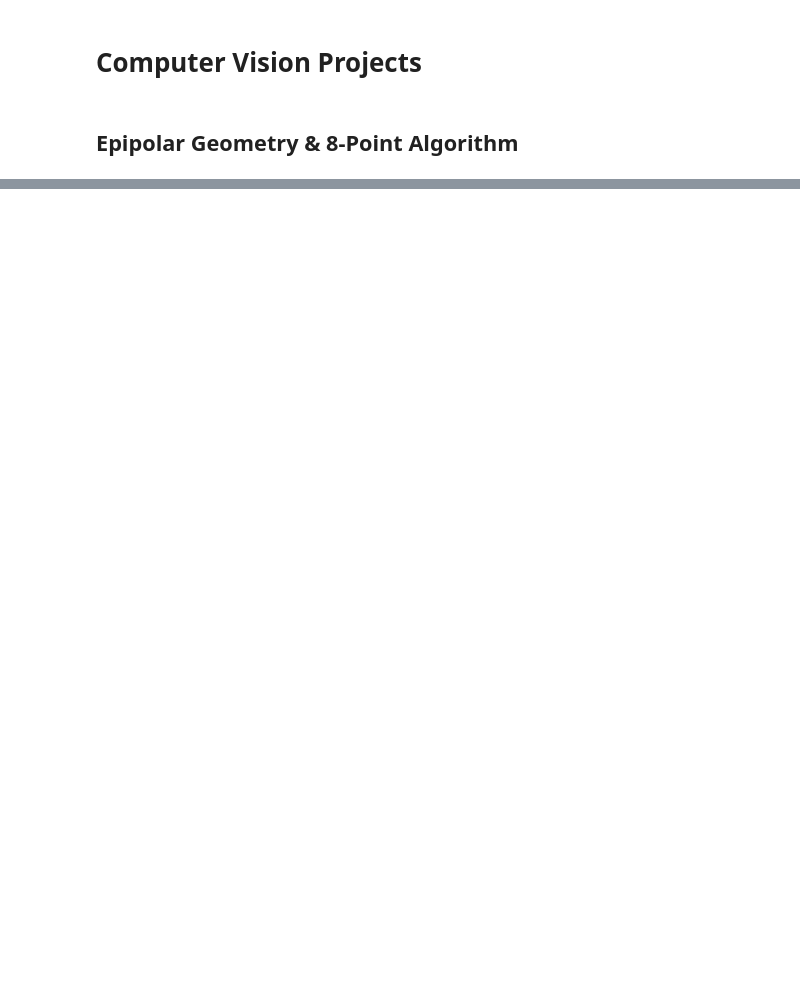
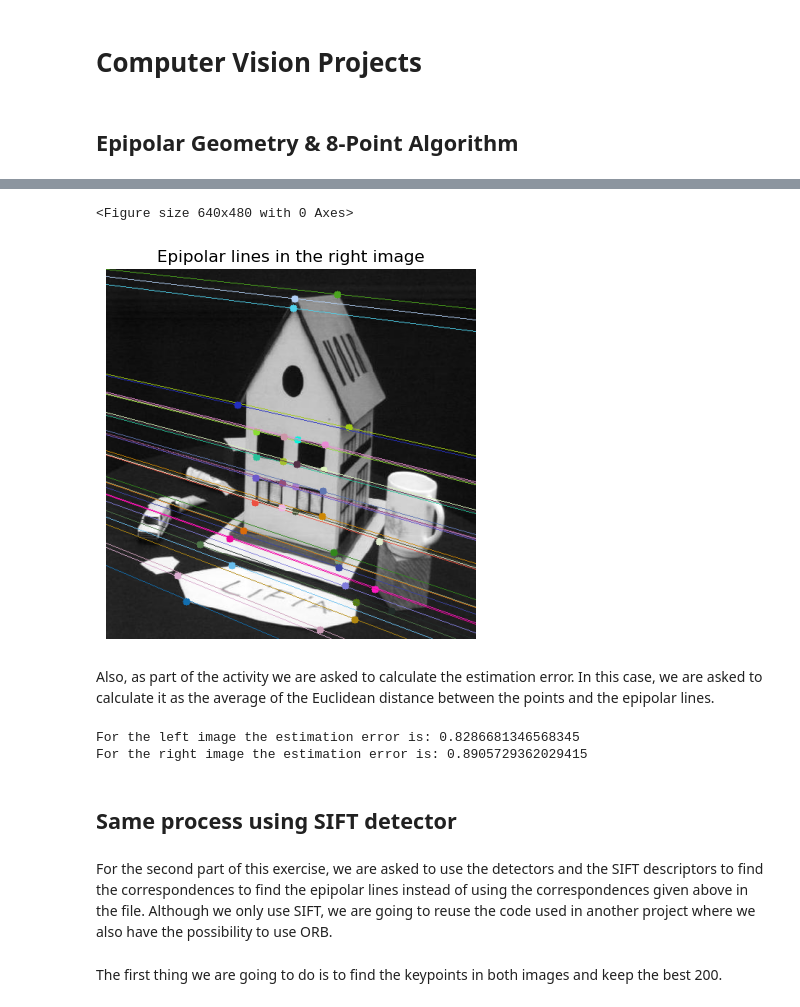
Before and after one commit to pabloagustinpace/public-projects, a Jupyter notebook: computer vision/epipolar geometry/main.ipynb, the cells around one changed output, grey strips where cells are left out. Saved outputs shown, nothing was run; the diff lists cells and outputs as text; code cells hidden in the pictures; blank space fills up the shorter version.

```diff
--- a/computer vision/epipolar geometry/main.ipynb
+++ b/computer vision/epipolar geometry/main.ipynb
@@ -141,0 +174,17 @@ array([[ 7.69564303e-07, -5.78773950e-06, -1.01011620e-03],
+# %%
+lines2 = cv2.computeCorrespondEpilines(np.expand_dims(coordinates_left, axis=1), 1, F)
+lines2 = lines2.reshape(-1,3)
+
+left_with_epilines = drawlines(right, lines2, coordinates_right)
+
+plt.figure()
+plt.show()
+plt.imshow(cv2.cvtColor(left_with_epilines, cv2.COLOR_BGR2RGB))
+plt.axis('off')
+plt.title('Epipolar lines in the right image')
+plt.show()
+# %% [output]
+<Figure size 640x480 with 0 Axes>
+[figure, added]
+# %% [markdown]
+Also, as part of the activity we are asked to calculate the estimation error. In this case, we are asked to calculate it as the average of the Euclidean distance between the points and the epipolar lines.
@@ -141,0 +210,15 @@ array([[ 7.69564303e-07, -5.78773950e-06, -1.01011620e-03],
+# %%
+error_left = calculate_estimation_error(lines1, coordinates_left)
+print('For the left image the estimation error is: {}'.format(error_left))
+
+error_right = calculate_estimation_error(lines2, coordinates_right)
+print('For the right image the estimation error is: {}'.format(error_right))
+# %% [output]
+For the left image the estimation error is: 0.8286681346568345
+For the right image the estimation error is: 0.8905729362029415
+# %% [markdown]
+## Same process using SIFT detector
+# %% [markdown]
+For the second part of this exercise, we are asked to use the detectors and the SIFT descriptors to find the correspondences to find the epipolar lines instead of using the correspondences given above in the file. Although we only use SIFT, we are going to reuse the code used in another project where we also have the possibility to use ORB.
+# %% [markdown]
+The first thing we are going to do is to find the keypoints in both images and keep the best 200.
```
Also changed, not shown: parts of 28 cells of this notebook.
